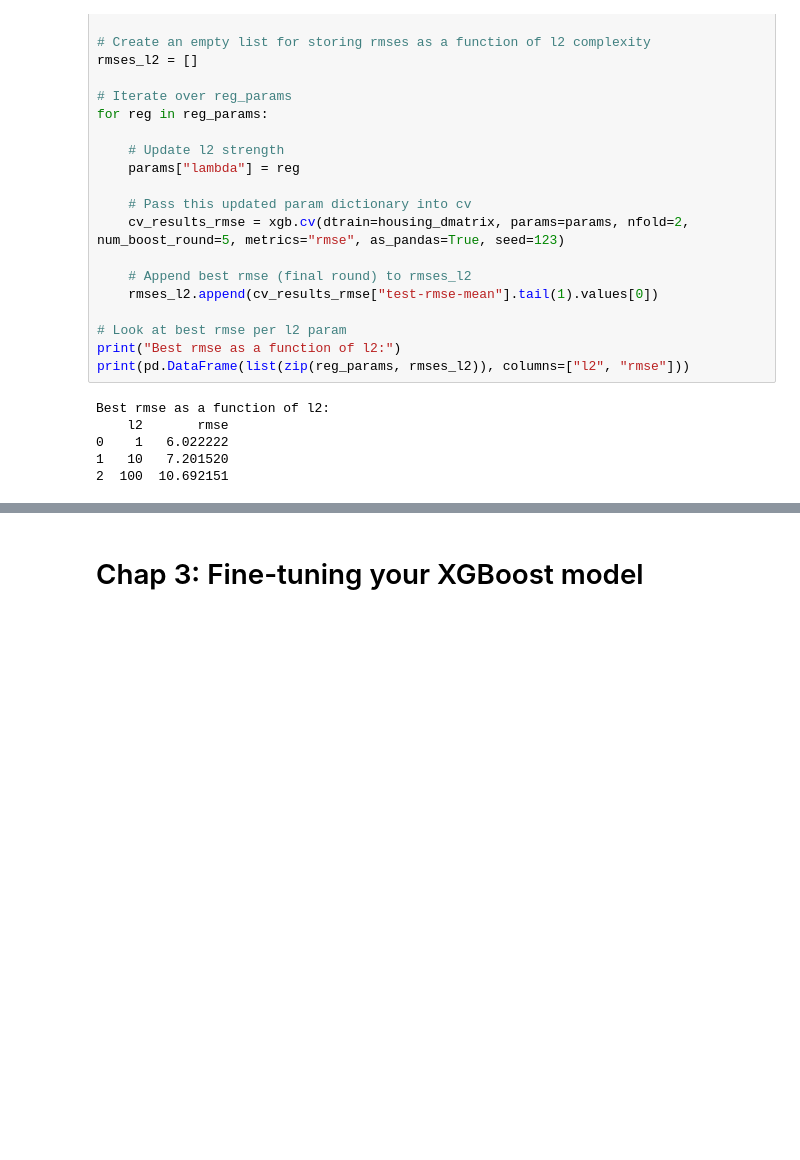
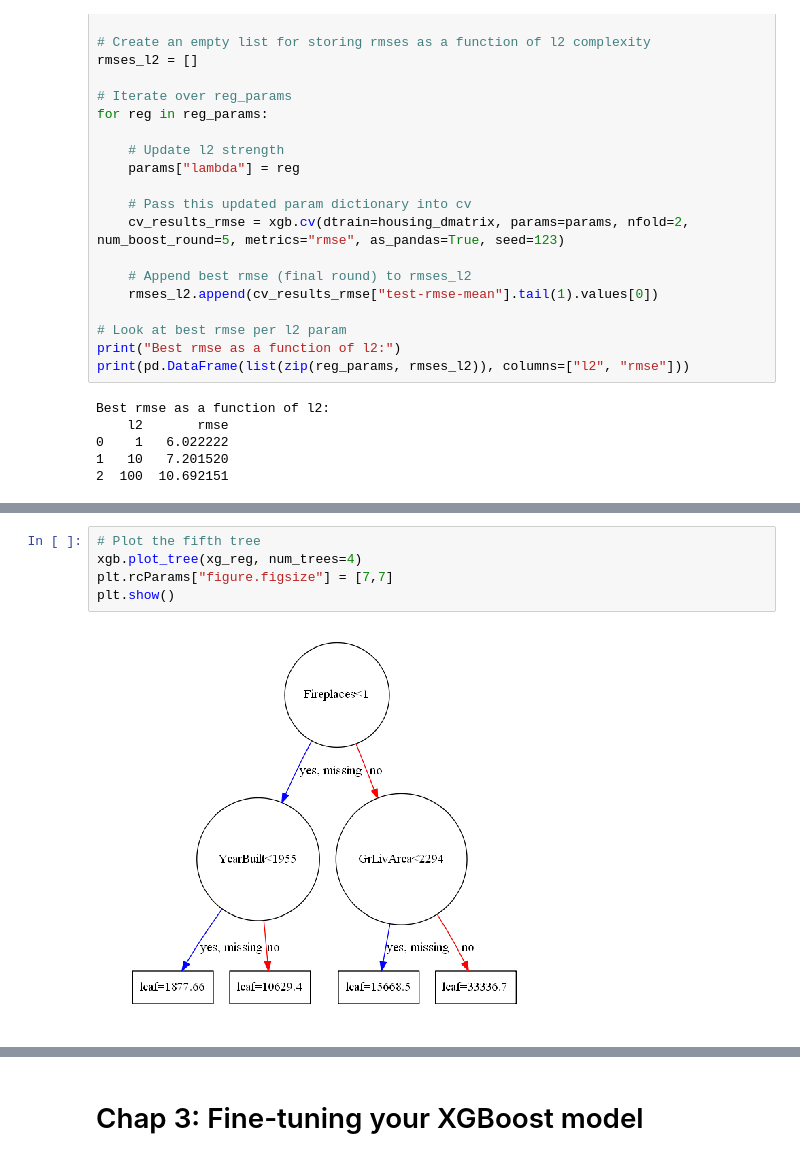
Before and after one commit to jadoonengr/DataCamp-Notes, a Jupyter notebook: Extreme Gradient Boosting with XGBoost.ipynb, the cells around one changed output, grey strips where cells are left out. Cells and saved outputs as stored; diff of their text form; blank space fills up the shorter version.

```diff
--- a/Extreme Gradient Boosting with XGBoost.ipynb
+++ b/Extreme Gradient Boosting with XGBoost.ipynb
@@ -537,0 +538,7 @@ prediction_df.to_csv('predictions.csv')
+# %%
+# Plot the fifth tree
+xgb.plot_tree(xg_reg, num_trees=4)
+plt.rcParams["figure.figsize"] = [7,7]
+plt.show()
+# %% [output]
+[figure, added]
```
Also changed, not shown: parts of 15 cells of this notebook.
